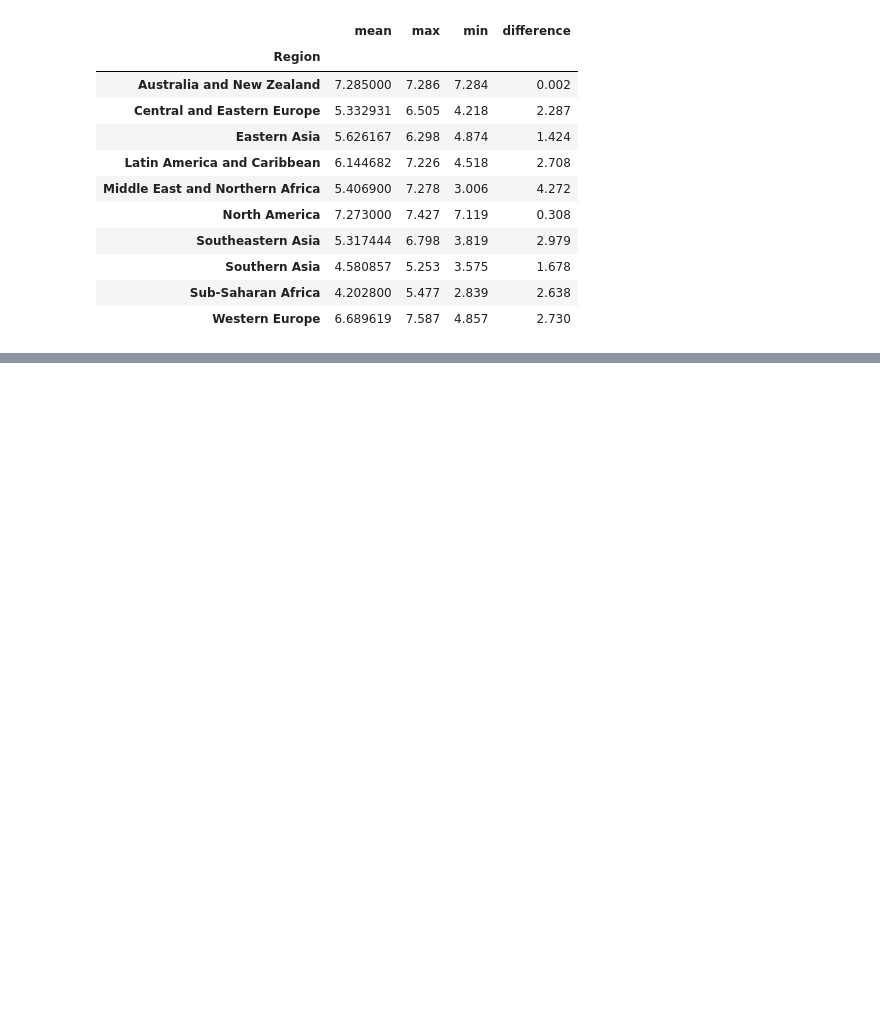
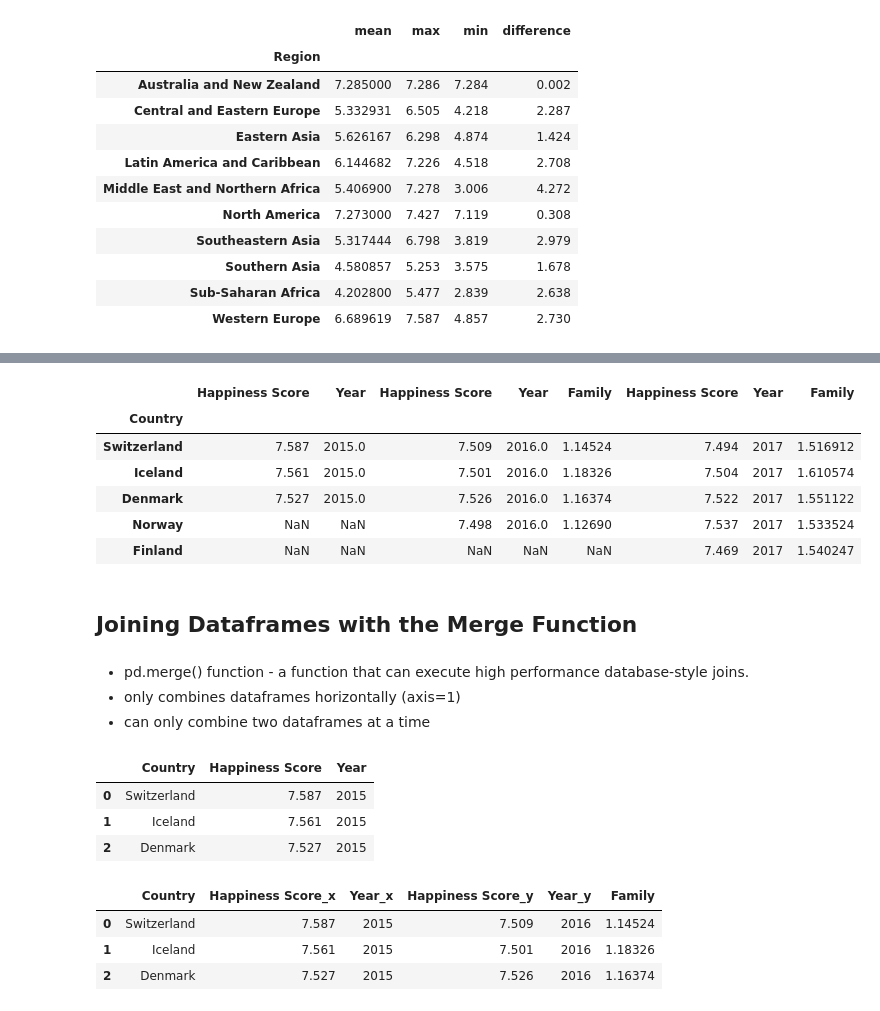
Before and after one commit to icta-tecaji/python-data-analysis-public, a Jupyter notebook: Del_06_Agregacija_združevanje_in_tranformacija_podatkov/06_Agregacija_združevanje_in_tranformacija_podatkov_CLEAN.ipynb, the cells around one changed output, grey strips where cells are left out. Cells and saved outputs as stored; diff of their text form; code cells hidden in the pictures; blank space fills up the shorter version.

```diff
--- a/Del_06_Agregacija_združevanje_in_tranformacija_podatkov/06_Agregacija_združevanje_in_tranformacija_podatkov_CLEAN.ipynb
+++ b/Del_06_Agregacija_združevanje_in_tranformacija_podatkov/06_Agregacija_združevanje_in_tranformacija_podatkov_CLEAN.ipynb
@@ -102,0 +155,23 @@ happiness_2015.groupby("Region")["Happiness Score"].agg(["mean", "max", "min", d
+# %%
+happiness_2015 = pd.read_csv("data/World_Happiness_2015.csv")
+happiness_2015["Year"] = 2015
+happiness_2016 = pd.read_csv("data/World_Happiness_2016.csv")
+happiness_2016["Year"] = 2016
+happiness_2017 = pd.read_csv("data/World_Happiness_2017.csv")
+happiness_2017["Year"] = 2017
+
+# ureditev podatkov
+mapping = {
+    "Economy (GDP per Capita)": "Economy",
+    "Health (Life Expectancy)": "Health",
+    "Trust (Government Corruption)": "Trust"
+}
+happiness_2015 = happiness_2015.rename(mapping, axis="columns")
+happiness_2016 = happiness_2016.rename(mapping, axis="columns")
+mapping = {
+    "Economy  GDP per Capita ": "Economy",
+    "Health  Life Expectancy ": "Health",
+    "Trust  Government Corruption ": "Trust"
+}
+happiness_2017.columns = [col.replace(".", " ") for col in  happiness_2017.columns]
+happiness_2017 = happiness_2017.rename(mapping, axis="columns")
@@ -102,0 +242,19 @@ happiness_2015.groupby("Region")["Happiness Score"].agg(["mean", "max", "min", d
+# %%
+head_2015_indexed = happiness_2015[['Country','Happiness Score', 'Year']].head(3).set_index("Country")
+head_2016_indexed = happiness_2016[['Country','Happiness Score', 'Year', "Family"]].head(4).set_index("Country")
+head_2017_indexed =  happiness_2017[['Country','Happiness Score', 'Year', "Family"]].head(5).set_index("Country")
+pd.concat([head_2015_indexed, head_2016_indexed, head_2017_indexed], axis="columns")
+# %% [output]
+|  | Happiness Score | Year | Happiness Score | Year | Family | Happiness Score | Year | Family |
+| Country |  |  |  |  |  |  |  |  |
+| Switzerland | 7.587 | 2015.0 | 7.509 | 2016.0 | 1.14524 | 7.494 | 2017 | 1.516912 |
+| Iceland | 7.561 | 2015.0 | 7.501 | 2016.0 | 1.18326 | 7.504 | 2017 | 1.610574 |
+| Denmark | 7.527 | 2015.0 | 7.526 | 2016.0 | 1.16374 | 7.522 | 2017 | 1.551122 |
+| Norway | NaN | NaN | 7.498 | 2016.0 | 1.12690 | 7.537 | 2017 | 1.533524 |
+| Finland | NaN | NaN | NaN | NaN | NaN | 7.469 | 2017 | 1.540247 |
+# %% [markdown]
+## Joining Dataframes with the Merge Function
+# %% [markdown]
+- pd.merge() function - a function that can execute high performance database-style joins.
+- only combines dataframes horizontally (axis=1)
+- can only combine two dataframes at a time
@@ -102,0 +264,14 @@ happiness_2015.groupby("Region")["Happiness Score"].agg(["mean", "max", "min", d
+# %%
+head_2015
+# %% [output]
+|  | Country | Happiness Score | Year |
+| 0 | Switzerland | 7.587 | 2015 |
+| 1 | Iceland | 7.561 | 2015 |
+| 2 | Denmark | 7.527 | 2015 |
+# %%
+pd.merge(left=head_2015, right=head_2016, on="Country")
+# %% [output]
+|  | Country | Happiness Score_x | Year_x | Happiness Score_y | Year_y | Family |
+| 0 | Switzerland | 7.587 | 2015 | 7.509 | 2016 | 1.14524 |
+| 1 | Iceland | 7.561 | 2015 | 7.501 | 2016 | 1.18326 |
+| 2 | Denmark | 7.527 | 2015 | 7.526 | 2016 | 1.16374 |
```
Also changed, not shown: parts of 28 cells of this notebook, 2 other files.
